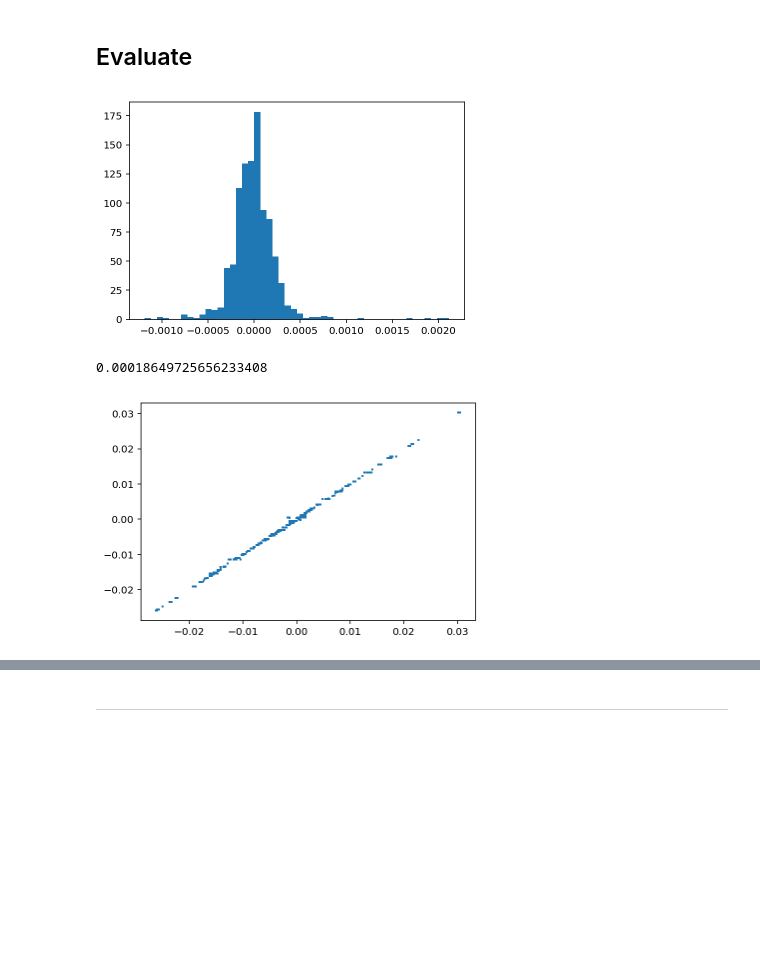
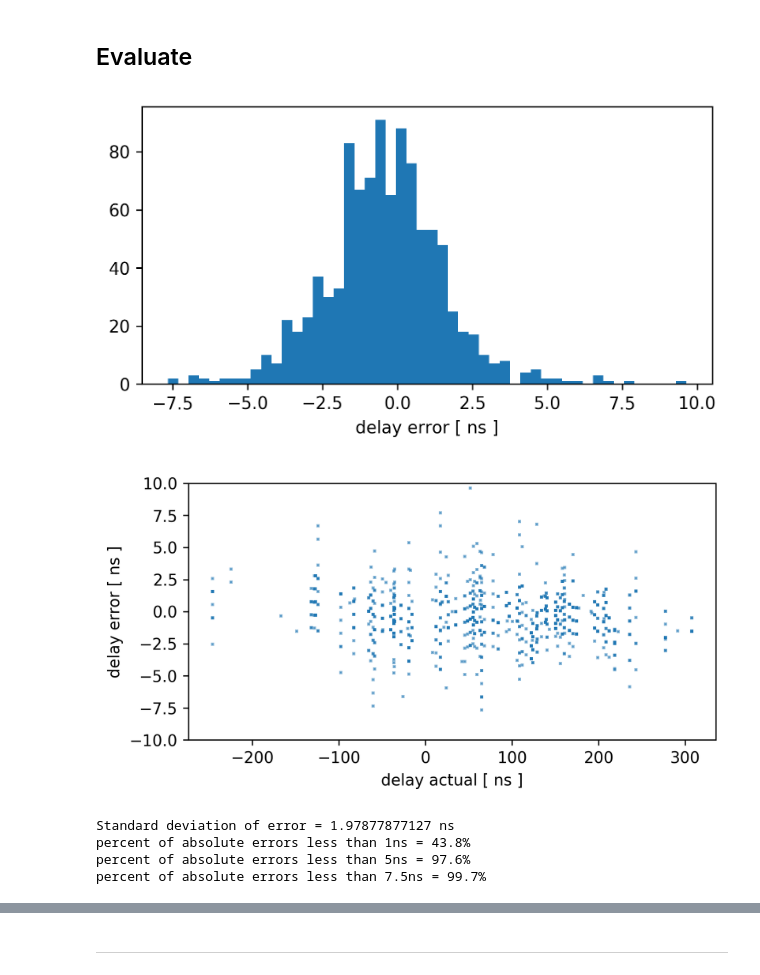
Before and after one commit to andrewasheridan/hera_sandbox, a Jupyter notebook: aas/estdel/estdel/estdel_evaluation.ipynb, the cells around one changed output, grey strips where cells are left out. Drawn from its saved outputs; the diff is of its cells as text; code cells hidden in the pictures; blank space fills up the shorter version.

Commit message:
Added estdel evaluation with simulated data

```diff
--- a/aas/estdel/estdel/estdel_evaluation.ipynb
+++ b/aas/estdel/estdel/estdel_evaluation.ipynb
@@ -92,5 +91,10 @@ for i in range(num_V_ratios):
+# %%
+channel_width_in_GHz = np.mean(np.diff(freqs))
+# %%
+def scale_delays_to_ns(delays, channel_width_in_GHz):
+    return delays / channel_width_in_GHz
 # %% [markdown]
 ## Predict cable delays for data
 # %%
-predictor = Cable_Delay(inputs, verbose = True)
+predictor = estdel.Cable_Delay(inputs, verbose=False)
 predictions = predictor.predict()
@@ -99,16 +103,35 @@ network Ready - 3381405 trainable parameters
+# %%
+predictions_ns = scale_delays_to_ns(predictions, channel_width_in_GHz)
+targets_ns = scale_delays_to_ns(np.array(targets), channel_width_in_GHz)
 # %% [markdown]
 ## Evaluate
-# %%
-error = targets - predictions
-plt.hist(error, bins = 50);
-# %% [output]
-[figure, removed]
-# %%
-abs_error = np.abs(error)
-np.std(abs_error)
-# %% [output]
-0.00018649725656233408
-# %%
-plt.plot(predictions, targets, ls = 'none', marker = 's', markersize = 1);
-# %% [output]
-[figure, removed]
+# %%
+error = targets_ns - predictions_ns
+fig, ax = plt.subplots(figsize = (6,3), dpi = 144)
+plt.hist(error, bins = 50)
+plt.xlabel('delay error [ ns ]')
+plt.show()
+# %% [output]
+[figure, added]
+# %%
+error = targets_ns - predictions_ns
+fig, ax = plt.subplots(figsize = (6,3), dpi = 144)
+plt.plot(targets_ns, error, ls = 'none', marker = 's', markersize = 1, alpha = 0.5)
+plt.xlabel('delay actual [ ns ]')
+plt.ylabel('delay error [ ns ]')
+plt.ylim(-10,10)
+plt.show()
+# %% [output]
+[figure, added]
+# %%
+print('Standard deviation of error = {} ns'.format(np.std(error)))
+
+abs_error = np.abs(error)
+print('percent of absolute errors less than 1ns = {}%'.format(100*np.mean(abs_error < 1.)))
+print('percent of absolute errors less than 5ns = {}%'.format(100*np.mean(abs_error < 5.)))
+print('percent of absolute errors less than 7.5ns = {}%'.format(100*np.mean(abs_error < 7.5)))
+# %% [output]
+Standard deviation of error = 1.97877877127 ns
+percent of absolute errors less than 1ns = 43.8%
+percent of absolute errors less than 5ns = 97.6%
+percent of absolute errors less than 7.5ns = 99.7%
```
Also changed, not shown: parts of 46 cells of this notebook.
